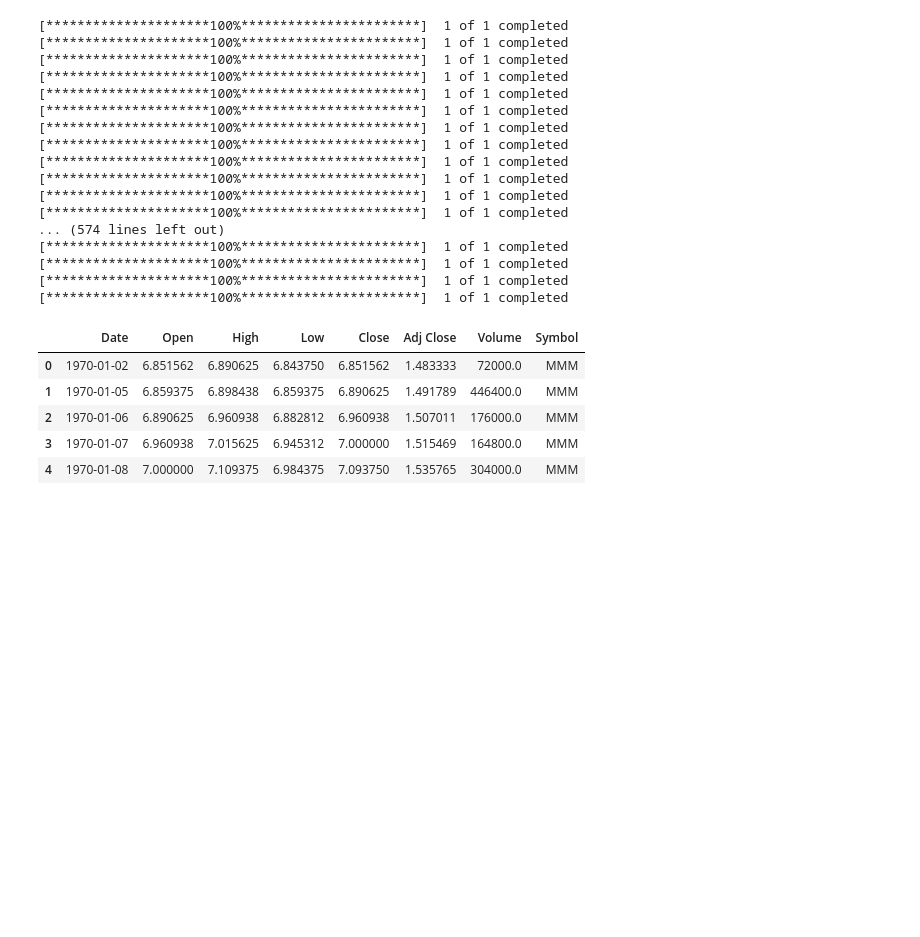
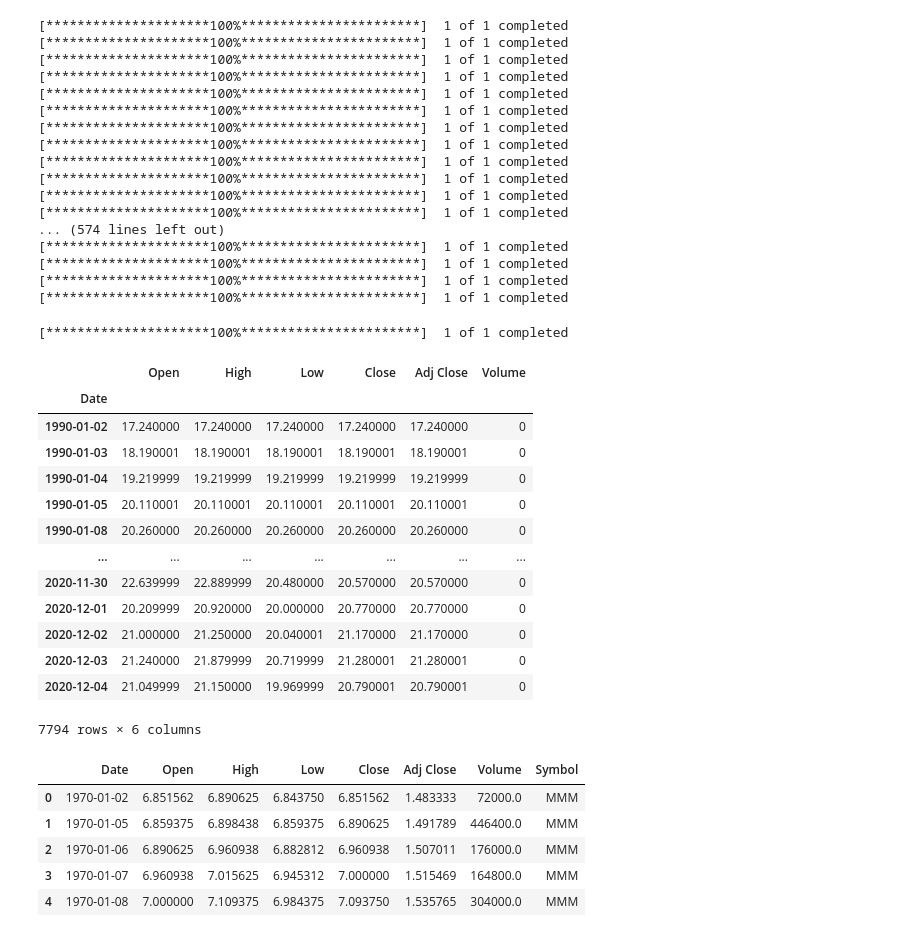
Before and after one commit to xuda1979/DF, a Jupyter notebook: dl_01.ipynb, the cells around one changed output. Saved outputs shown, nothing was run; the diff lists cells and outputs as text; code cells hidden in the pictures; blank space fills up the shorter version.

```diff
--- a/dl_01.ipynb
+++ b/dl_01.ipynb
@@ -38,6 +42,27 @@ for symbol in all_symbols:
 [*********************100%***********************]  1 of 1 completed
 [*********************100%***********************]  1 of 1 completed
 [*********************100%***********************]  1 of 1 completed
+# %%
+vix=yf.download('^VIX')
+# %% [output]
+[*********************100%***********************]  1 of 1 completed
+# %%
+vix
+# %% [output]
+|  | Open | High | Low | Close | Adj Close | Volume |
+| Date |  |  |  |  |  |  |
+| 1990-01-02 | 17.240000 | 17.240000 | 17.240000 | 17.240000 | 17.240000 | 0 |
+| 1990-01-03 | 18.190001 | 18.190001 | 18.190001 | 18.190001 | 18.190001 | 0 |
+| 1990-01-04 | 19.219999 | 19.219999 | 19.219999 | 19.219999 | 19.219999 | 0 |
+| 1990-01-05 | 20.110001 | 20.110001 | 20.110001 | 20.110001 | 20.110001 | 0 |
+| 1990-01-08 | 20.260000 | 20.260000 | 20.260000 | 20.260000 | 20.260000 | 0 |
+| ... | ... | ... | ... | ... | ... | ... |
+| 2020-11-30 | 22.639999 | 22.889999 | 20.480000 | 20.570000 | 20.570000 | 0 |
+| 2020-12-01 | 20.209999 | 20.920000 | 20.000000 | 20.770000 | 20.770000 | 0 |
+| 2020-12-02 | 21.000000 | 21.250000 | 20.040001 | 21.170000 | 21.170000 | 0 |
+| 2020-12-03 | 21.240000 | 21.879999 | 20.719999 | 21.280001 | 21.280001 | 0 |
+| 2020-12-04 | 21.049999 | 21.150000 | 19.969999 | 20.790001 | 20.790001 | 0 |
+7794 rows × 6 columns
 # %%
 symbols = list(data_all['Symbol'].unique())
 
```
Also changed, not shown: parts of 18 cells of this notebook, 2 other files.
